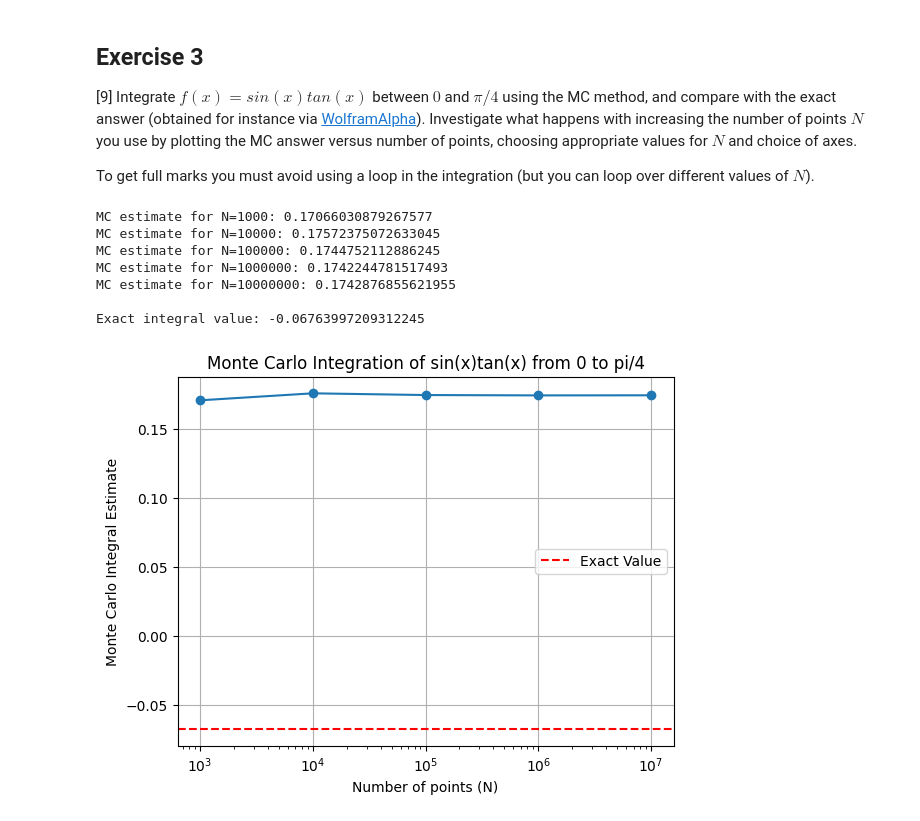
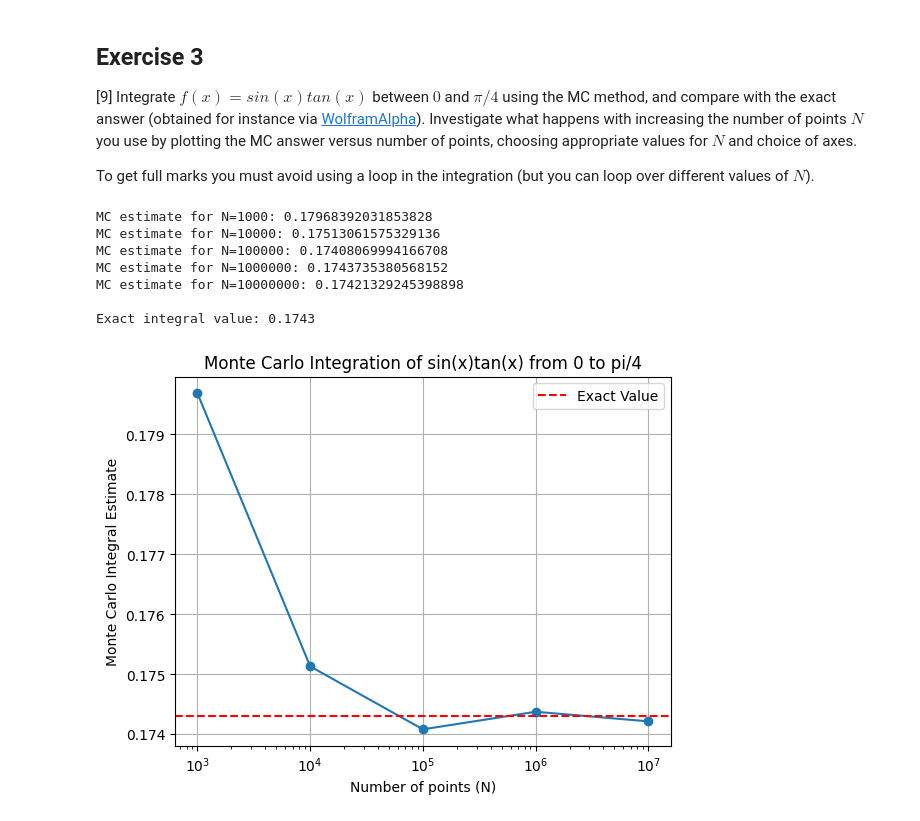
Before and after one commit to PX2145-2025/week-6-b-hughesethan, a Jupyter notebook: Monte_Carlo.ipynb, the cells around one changed output. Saved outputs shown, nothing was run; the diff lists cells and outputs as text; code cells hidden in the pictures.

```diff
--- a/Monte_Carlo.ipynb
+++ b/Monte_Carlo.ipynb
@@ -263,0 +263,14 @@ Estimated value of pi: 3.141436
+# %%
+# calculate the time for a for loop
+
+%%time
+
+N=int(1e7)
+n=0
+for i in range (N):
+    x = 2*random()-1
+    y = 2*random()-1
+    r = np.sqrt(x*x+y*y)
+    if r <= 1.0:
+        n+=1 # adds 1 to n
+print(4*n/N)
@@ -284,42 +303,42 @@ a = 0
 b = np.pi / 4
 
 # Exact integral value (obtained from WolframAlpha)
-exact_integral = np.log(np.sqrt(2)) - (np.sqrt(2) - 1)
+exact_integral = 0.1743
 
 # Function to perform Monte Carlo integration
 def monte_carlo_integration(func, lower_limit, upper_limit, num_points):
     x = lower_limit + (upper_limit - lower_limit) * np.random.rand(num_points)
     integral_estimate = (upper_limit - lower_limit) * np.mean(func(x))
     return integral_estimate
 
 # Investigate the integral for different numbers of points
 N_values = [int(1e3), int(1e4), int(1e5), int(1e6), int(1e7)]
 mc_estimates = []
 
 for N in N_values:
     estimate = monte_carlo_integration(f, a, b, N)
     mc_estimates.append(estimate)
     print(f"MC estimate for N={N}: {estimate}")
 
 print(f"\nExact integral value: {exact_integral}")
 
 # Plot the MC answer versus the number of points
 plt.figure()
 plt.plot(N_values, mc_estimates, 'o-')
 plt.axhline(y=exact_integral, color='r', linestyle='--', label='Exact Value')
 plt.xscale('log')
 plt.xlabel('Number of points (N)')
 plt.ylabel('Monte Carlo Integral Estimate')
 plt.title('Monte Carlo Integration of sin(x)tan(x) from 0 to pi/4')
 plt.legend()
 plt.grid(True)
 plt.show()
 # %% [output]
-MC estimate for N=1000: 0.17066030879267577
-MC estimate for N=10000: 0.17572375072633045
-MC estimate for N=100000: 0.1744752112886245
-MC estimate for N=1000000: 0.1742244781517493
-MC estimate for N=10000000: 0.1742876855621955
+MC estimate for N=1000: 0.17968392031853828
+MC estimate for N=10000: 0.17513061575329136
+MC estimate for N=100000: 0.17408069994166708
+MC estimate for N=1000000: 0.1743735380568152
+MC estimate for N=10000000: 0.17421329245398898
 
-Exact integral value: -0.06763997209312245
+Exact integral value: 0.1743
-[figure, old version]
+[figure, new version]
```
Also changed, not shown: parts of 11 cells of this notebook.
